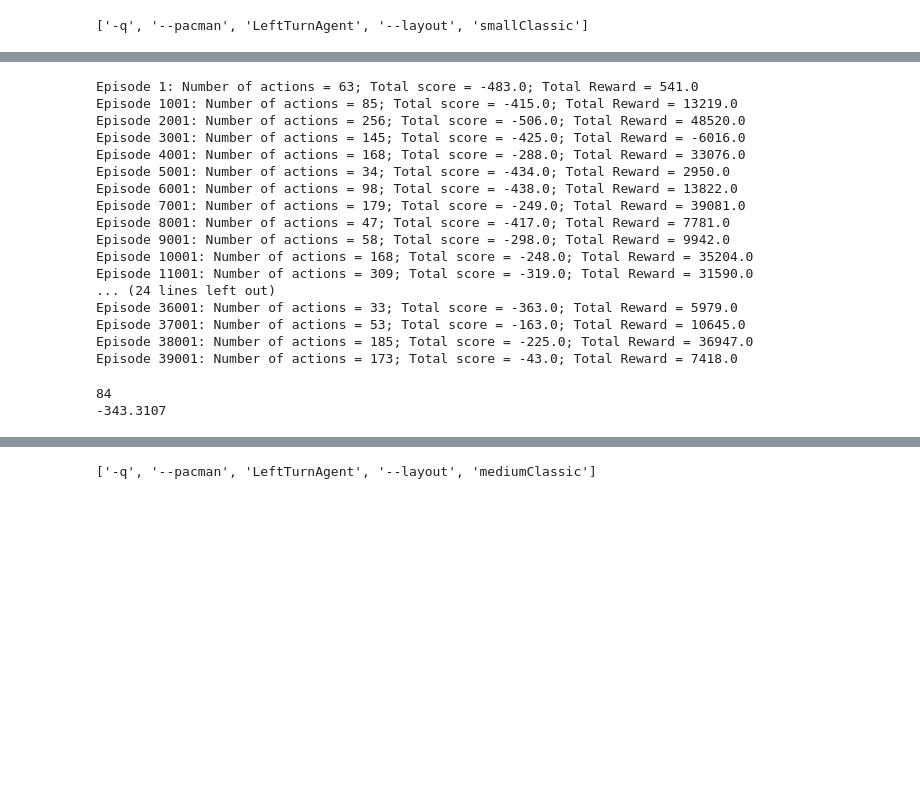
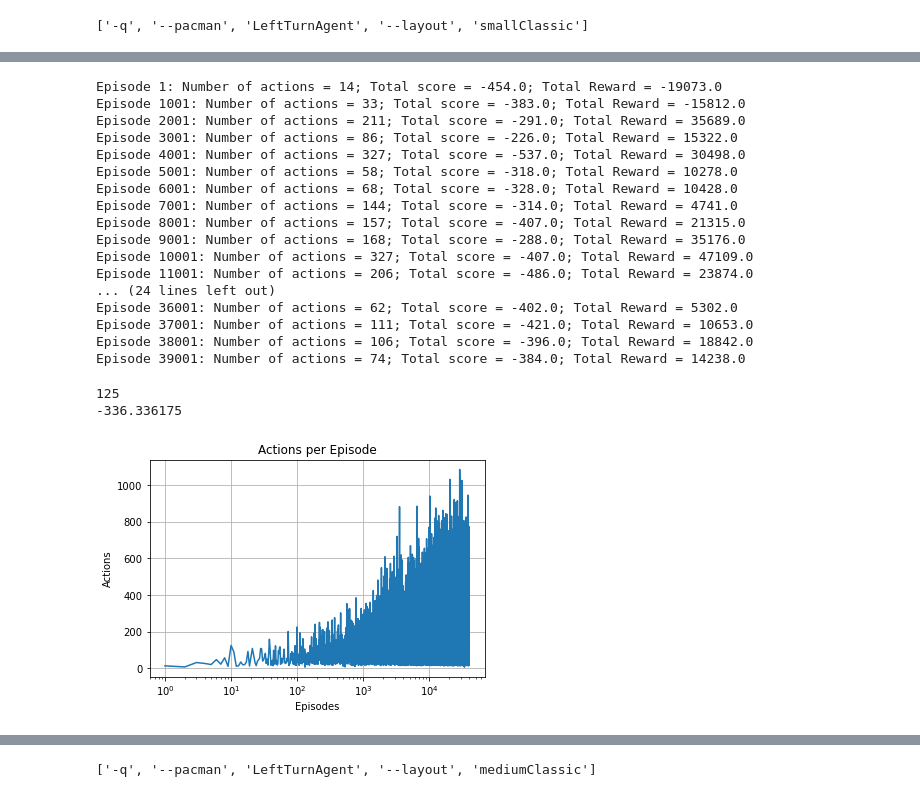
Before and after one commit to batataazul/projects_MachineLearning, a Jupyter notebook: project3_ra214129_ra216179/notebooks/RL.ipynb, the cells around one changed output, grey strips where cells are left out. Saved outputs shown, nothing was run; the diff lists cells and outputs as text; code cells hidden in the pictures; blank space fills up the shorter version.

Commit message:
Best result, started report

```diff
--- a/project3_ra214129_ra216179/notebooks/RL.ipynb
+++ b/project3_ra214129_ra216179/notebooks/RL.ipynb
@@ -16,3 +29,11 @@ random.seed(7)
 def getState(state):
     currentState = (state.getPacmanPosition(),Qlearn.getNearestFoodDis(state),state.getNumFood() + len(state.getCapsules()),Qlearn.nearestGhostPos(state))
     return currentState
+# %%
+def plotGraph(x,y,title,xlabel,ylabel):
+    plt.plot(x,y)
+    plt.title(title)
+    plt.xscale("log")
+    plt.xlabel(xlabel)
+    plt.ylabel(ylabel)
+    plt.grid(True)
@@ -184,6 +216,12 @@ class Qlearn(Agent):
         self.currentActions = 0
         self.reward = 0
         self.score = 0
+
+    def printResult(self,k):
+        episodes = [i for i in range(1,k+1)]
+        plotGraph(episodes,self.actions,"Actions per Episode","Episodes","Actions")
+        plotGraph(episodes,self.scores,"Score per Episode","Episodes","Score")
+        plotGraph(episodes,self.rewards,"Reward per Episode","Episodes","Reward")
 # %% [markdown]
 Best:
 GhostReward = 200/200
@@ -248,21 +286,21 @@ Pacman emerges victorious! Score: 493
 # %%
 showResults(agente,k)
 # %% [output]
-Episode 1: Number of actions = 63; Total score = -483.0; Total Reward = 541.0
-Episode 1001: Number of actions = 85; Total score = -415.0; Total Reward = 13219.0
-Episode 2001: Number of actions = 256; Total score = -506.0; Total Reward = 48520.0
-Episode 3001: Number of actions = 145; Total score = -425.0; Total Reward = -6016.0
-Episode 4001: Number of actions = 168; Total score = -288.0; Total Reward = 33076.0
-Episode 5001: Number of actions = 34; Total score = -434.0; Total Reward = 2950.0
-Episode 6001: Number of actions = 98; Total score = -438.0; Total Reward = 13822.0
-Episode 7001: Number of actions = 179; Total score = -249.0; Total Reward = 39081.0
-Episode 8001: Number of actions = 47; Total score = -417.0; Total Reward = 7781.0
-Episode 9001: Number of actions = 58; Total score = -298.0; Total Reward = 9942.0
-Episode 10001: Number of actions = 168; Total score = -248.0; Total Reward = 35204.0
-Episode 11001: Number of actions = 309; Total score = -319.0; Total Reward = 31590.0
+Episode 1: Number of actions = 14; Total score = -454.0; Total Reward = -19073.0
+Episode 1001: Number of actions = 33; Total score = -383.0; Total Reward = -15812.0
+Episode 2001: Number of actions = 211; Total score = -291.0; Total Reward = 35689.0
+Episode 3001: Number of actions = 86; Total score = -226.0; Total Reward = 15322.0
+Episode 4001: Number of actions = 327; Total score = -537.0; Total Reward = 30498.0
+Episode 5001: Number of actions = 58; Total score = -318.0; Total Reward = 10278.0
+Episode 6001: Number of actions = 68; Total score = -328.0; Total Reward = 10428.0
+Episode 7001: Number of actions = 144; Total score = -314.0; Total Reward = 4741.0
+Episode 8001: Number of actions = 157; Total score = -407.0; Total Reward = 21315.0
+Episode 9001: Number of actions = 168; Total score = -288.0; Total Reward = 35176.0
+Episode 10001: Number of actions = 327; Total score = -407.0; Total Reward = 47109.0
+Episode 11001: Number of actions = 206; Total score = -486.0; Total Reward = 23874.0
 ... (24 lines left out)
-Episode 36001: Number of actions = 33; Total score = -363.0; Total Reward = 5979.0
-Episode 37001: Number of actions = 53; Total score = -163.0; Total Reward = 10645.0
-Episode 38001: Number of actions = 185; Total score = -225.0; Total Reward = 36947.0
-Episode 39001: Number of actions = 173; Total score = -43.0; Total Reward = 7418.0
+Episode 36001: Number of actions = 62; Total score = -402.0; Total Reward = 5302.0
+Episode 37001: Number of actions = 111; Total score = -421.0; Total Reward = 10653.0
+Episode 38001: Number of actions = 106; Total score = -396.0; Total Reward = 18842.0
+Episode 39001: Number of actions = 74; Total score = -384.0; Total Reward = 14238.0
 # %%
@@ -271,5 +309,10 @@ agente.serialize("../../notebooks/results/small/a085-g03-d100721-2.json")
 print(len(victorys))
 print(summ/k)
 # %% [output]
-84
--343.3107
+125
+-336.336175
+# %%
+episodes = [i for i in range(1,k+1)]
+plotGraph(episodes,agente.actions,"Actions per Episode","Episodes","Actions")
+# %% [output]
+[figure, added]
```
Also changed, not shown: parts of 37 cells of this notebook, 2 other files.
